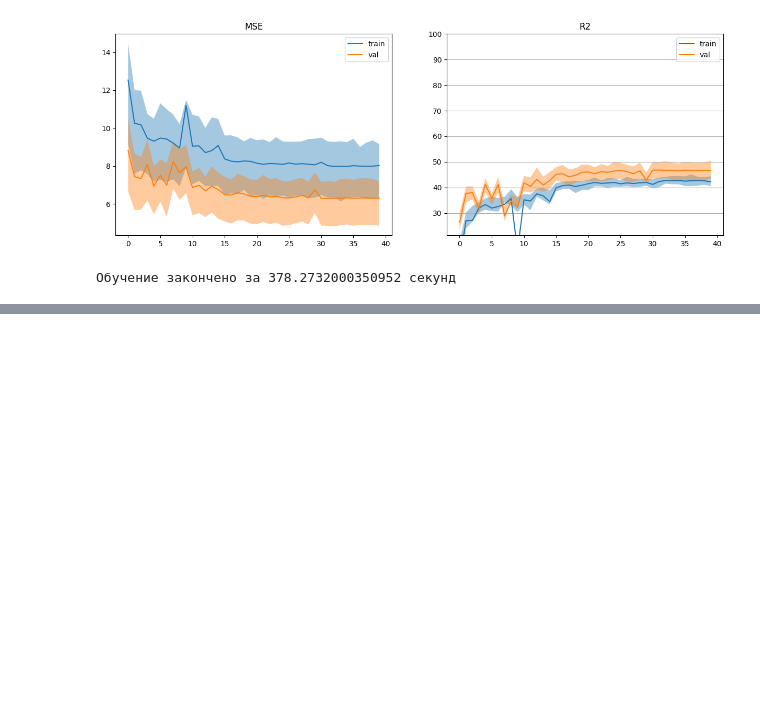
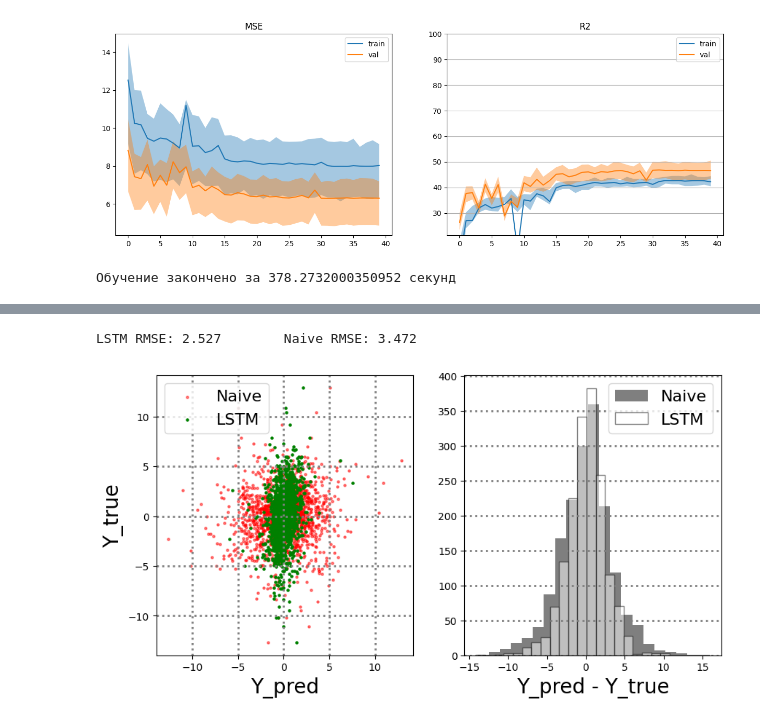
Before and after one commit to NickDemiman/Deep-learning, a Jupyter notebook: 6 lab/Lab6.ipynb, the cells around one changed output, grey strips where cells are left out. Drawn from its saved outputs; the diff is of its cells as text; code cells hidden in the pictures; blank space fills up the shorter version.

```diff
--- a/6 lab/Lab6.ipynb
+++ b/6 lab/Lab6.ipynb
@@ -929,0 +943,48 @@ print('Обучение закончено за %s секунд' % passed)
+# %%
+preds_ar = X[X.shape[0]*9//10:, -1] + data_predict.flatten()
+preds_naive = X[X.shape[0]*9//10:, -1:].mean(axis=1)
+y_true = y[y.shape[0]*9//10:].flatten()
+err_ar = y_true - preds_ar
+err_naive = y_true - preds_naive
+
+fig, ax = plt.subplots(1, 2, figsize=(10, 5))
+ax[0].scatter(
+    preds_naive,
+    y_true,
+    s=5,
+    facecolor='red',
+    alpha=0.5,
+    label='Naive'
+)
+ax[0].scatter(
+    preds_ar,
+    y_true,
+    s=5,
+    facecolor='green',
+    alpha=1,
+    label='LSTM'
+)
+ax[1].hist(err_naive,
+         bins=21,
+         facecolor='k',
+         alpha=0.5,
+         label='Naive')
+ax[1].hist(err_ar,
+         bins=21,
+         edgecolor='k',
+         facecolor='w',
+         alpha=0.5,
+         label='LSTM')
+
+ax[0].set_xlabel('Y_pred', fontsize=20)
+ax[0].set_ylabel('Y_true', fontsize=20)
+ax[1].set_xlabel('Y_pred - Y_true', fontsize=20)
+ax[0].legend(fontsize=16)
+ax[1].legend(fontsize=16)
+ax[0].grid(axis='both', linestyle=':', linewidth=2, color='gray')
+ax[1].grid(axis='y', linestyle=':', linewidth=2, color='gray')
+
+print('LSTM RMSE: %.3f\tNaive RMSE: %.3f'%(err_ar.std(), err_naive.std()))
+# %% [output]
+LSTM RMSE: 2.527        Naive RMSE: 3.472
+[figure, added]
```
Also changed, not shown: parts of 3 cells of this notebook.
